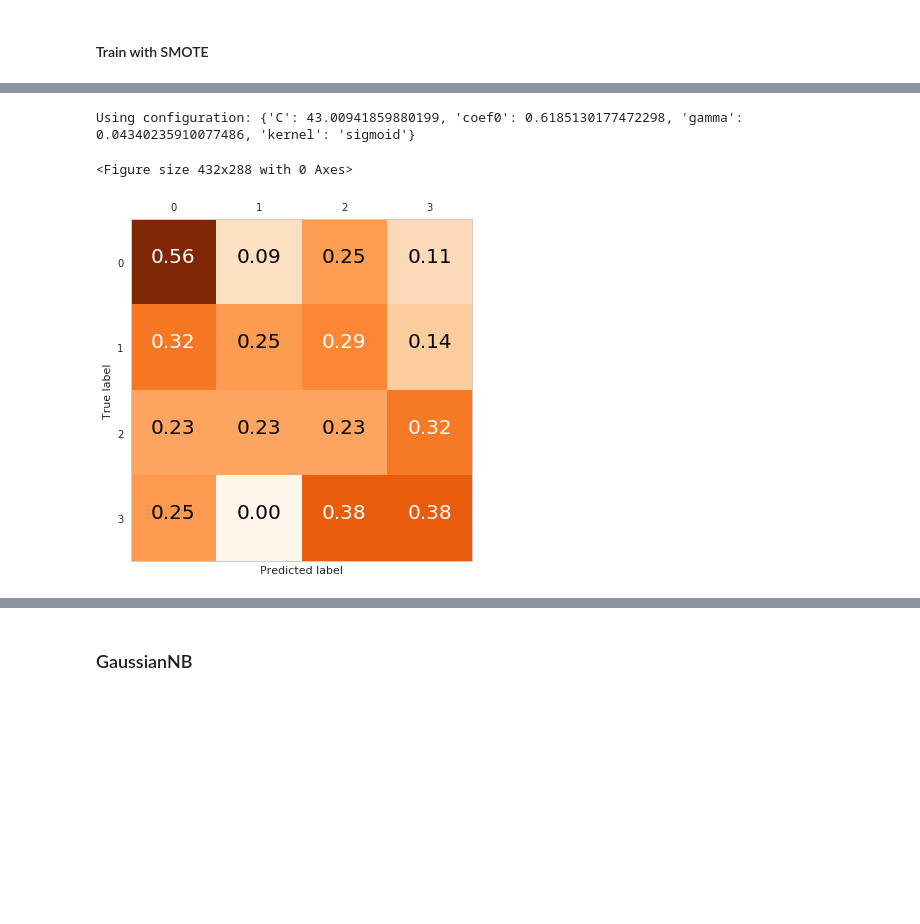
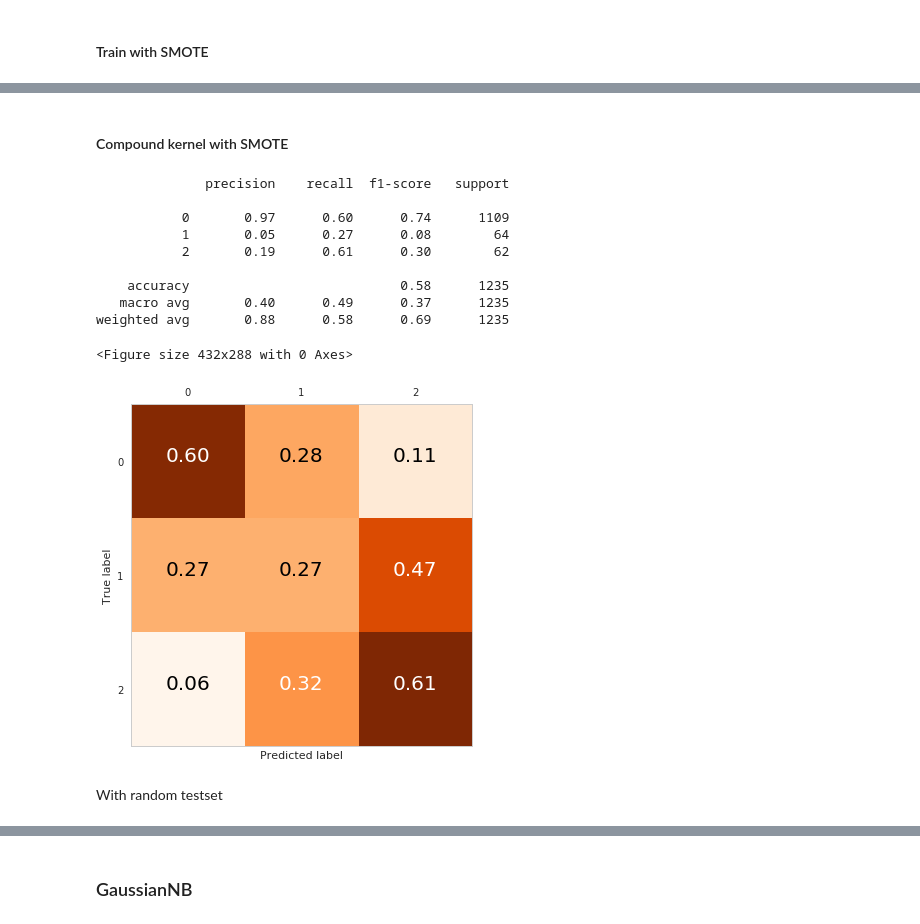
Before and after one commit to fmidev/sasse-polygon-process, a Jupyter notebook: notebooks/model_experiments.ipynb, the cells around one changed output, grey strips where cells are left out. Cells and saved outputs as stored; diff of their text form; code cells hidden in the pictures; blank space fills up the shorter version.

```diff
--- a/notebooks/model_experiments.ipynb
+++ b/notebooks/model_experiments.ipynb
@@ -404,3 +130,5 @@ def get_data(name, options, size=None, balance=False, cherry_pick=None, max_size
+# %%
+num_classes=3
 # %% [markdown]
 ## Loiste-JSE
 # %% [markdown]
@@ -660,16 +556,8 @@ plot_confusion_matrix(y_test, y_pred, range(0,4), normalize=True, cmap=plt.cm.Or
 # %%
-param_grid = {'C': expon(scale=100),
-              'gamma': expon(scale=.1),
-              'kernel':  ['linear', 'rbf', 'sigmoid'],
-              'coef0': expon(scale=1)
-             }
+param_grid_svc = {'C': expon(scale=100),
+                  'gamma': expon(scale=.1),
+                  'kernel':  ['linear', 'rbf', 'sigmoid'],
+                  'coef0': expon(scale=1)
+                 }
 
-random_search = dcv.RandomizedSearchCV(SVC(),
-                                       param_grid,
-                                       n_iter=10,
-                                       #scoring=['f1_macro', 'f1_micro', 'accuracy'],
-                                       return_train_score=True,
-                                       refit=False)
-random_search.fit(X_res, y_res)
-cv_results_svc = pd.DataFrame(random_search.cv_results_)
-cv_results_svc.head()
+svc_res, cv_results = cv(SVC(), param_grid_svc, X_train_thin, y_train_thin, n_iter=50)
@@ -679,17 +600,26 @@ fname = 'results/random_search_cv_svc_results.csv'.format(options.output_path)
 fh.df_to_csv(cv_results_svc, fname, fname)
-# %%
-#best_params = ast.literal_eval(cv_results.loc[0,'params'])
-best_params = cv_results_svc.loc[0,'params']
-model = SVC(**best_params)
-print('Using configuration: {}'.format(best_params))
-
-with joblib.parallel_backend('dask'):
-    model.fit(X_res, y_res)
-# %% [output]
-Using configuration: {'C': 43.00941859880199, 'coef0': 0.6185130177472298, 'gamma': 0.04340235910077486, 'kernel': 'sigmoid'}
+# %% [markdown]
+#### Compound kernel with SMOTE
+# %%
+#kernel = PairwiseKernel(metric='laplacian') #*  DotProduct()
+model_svc_res = SVC(kernel=DotProduct())
+
+with joblib.parallel_backend('dask'):
+    model_svc_res.fit(X_res, y_res)
 # %%
-y_pred = model.predict(X_test)
-plot_confusion_matrix(y_test, y_pred, range(0,4), normalize=True, cmap=plt.cm.Oranges)
+y_pred = model_svc_res.predict(X_test)
+plot_confusion_matrix(y_test, y_pred, range(0,num_classes), normalize=True, cmap=plt.cm.Oranges)
 # %% [output]
-<Figure size 432x288 with 0 Axes>
+              precision    recall  f1-score   support
+
+           0       0.97      0.60      0.74      1109
+           1       0.05      0.27      0.08        64
+           2       0.19      0.61      0.30        62
+
+    accuracy                           0.58      1235
+   macro avg       0.40      0.49      0.37      1235
+weighted avg       0.88      0.58      0.69      1235
+<Figure size 432x288 with 0 Axes>
-[figure, old version]
+[figure, new version]
+# %% [markdown]
+With random testset
```
Also changed, not shown: parts of 133 cells of this notebook, 7 other files.
